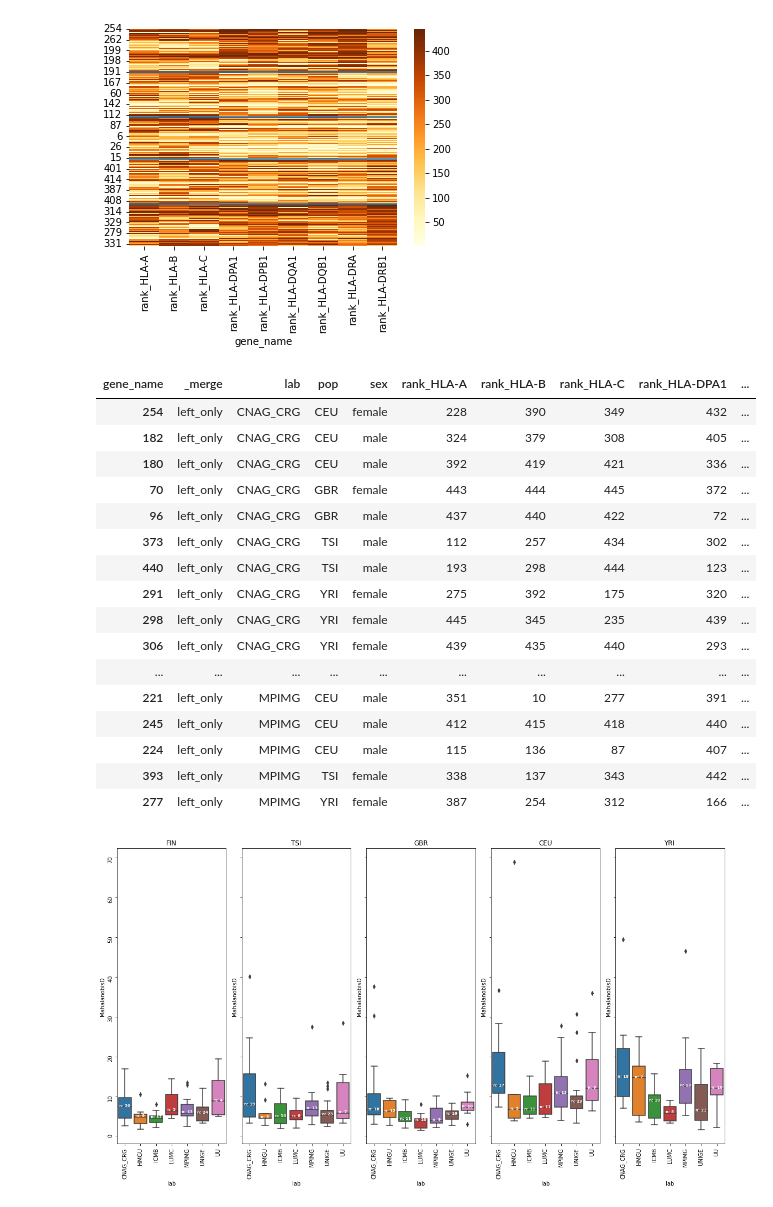
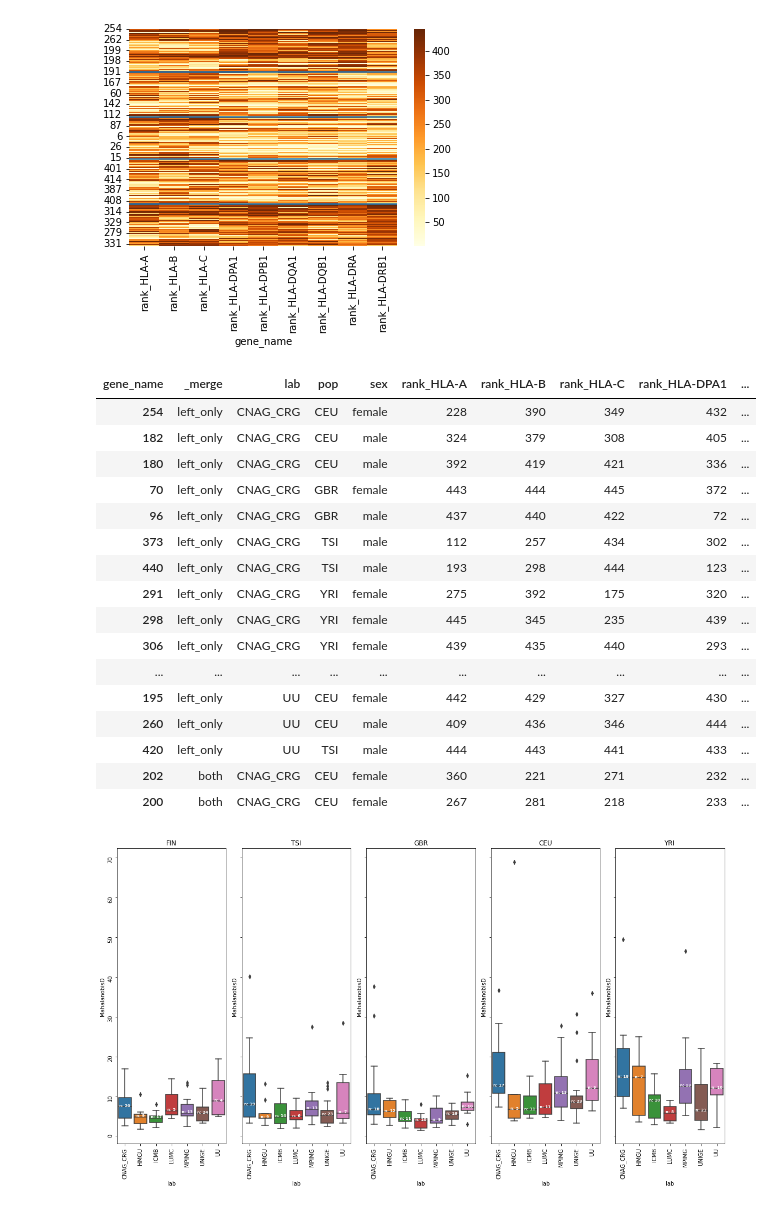
Before and after one commit to lucranders/heritability, a Jupyter notebook: notebooks/_02_matrix_analysis/buildMatrices.ipynb, the cells around one changed output. Saved outputs shown, nothing was run; the diff lists cells and outputs as text; code cells hidden in the pictures.

```diff
--- a/notebooks/matrixAnalysis/buildMatrices.ipynb
+++ b/notebooks/_02_matrix_analysis/buildMatrices.ipynb
@@ -279,26 +279,26 @@ ax.hlines(args_.indexes_.values[:-1], *ax.get_xlim())
 # %%
 list_ = ['_merge','lab','pop','sex']
 [list_.append(x) for x in columnsRank]
-tab_ = checkDrop2H.sort_values(['_merge','lab','pop','sex'])[list_].head(20).style.background_gradient(cmap = 'YlOrBr', axis = 0)
+tab_ = checkDrop2H.sort_values(['_merge','lab','pop','sex'])[list_].head(30).style.background_gradient(cmap = 'YlOrBr', axis = 0)
 tab_
 # %% [output]
 | gene_name | _merge | lab | pop | sex | rank_HLA-A | rank_HLA-B | rank_HLA-C | rank_HLA-DPA1 | ... |
 | 254 | left_only | CNAG_CRG | CEU | female | 228 | 390 | 349 | 432 | ... |
 | 182 | left_only | CNAG_CRG | CEU | male | 324 | 379 | 308 | 405 | ... |
 | 180 | left_only | CNAG_CRG | CEU | male | 392 | 419 | 421 | 336 | ... |
 | 70 | left_only | CNAG_CRG | GBR | female | 443 | 444 | 445 | 372 | ... |
 | 96 | left_only | CNAG_CRG | GBR | male | 437 | 440 | 422 | 72 | ... |
 | 373 | left_only | CNAG_CRG | TSI | male | 112 | 257 | 434 | 302 | ... |
 | 440 | left_only | CNAG_CRG | TSI | male | 193 | 298 | 444 | 123 | ... |
 | 291 | left_only | CNAG_CRG | YRI | female | 275 | 392 | 175 | 320 | ... |
 | 298 | left_only | CNAG_CRG | YRI | female | 445 | 345 | 235 | 439 | ... |
 | 306 | left_only | CNAG_CRG | YRI | female | 439 | 435 | 440 | 293 | ... |
 | ... | ... | ... | ... | ... | ... | ... | ... | ... | ... |
-| 221 | left_only | MPIMG | CEU | male | 351 | 10 | 277 | 391 | ... |
-| 245 | left_only | MPIMG | CEU | male | 412 | 415 | 418 | 440 | ... |
-| 224 | left_only | MPIMG | CEU | male | 115 | 136 | 87 | 407 | ... |
-| 393 | left_only | MPIMG | TSI | female | 338 | 137 | 343 | 442 | ... |
-| 277 | left_only | MPIMG | YRI | female | 387 | 254 | 312 | 166 | ... |
+| 195 | left_only | UU | CEU | female | 442 | 429 | 327 | 430 | ... |
+| 260 | left_only | UU | CEU | male | 409 | 436 | 346 | 444 | ... |
+| 420 | left_only | UU | TSI | male | 444 | 443 | 441 | 433 | ... |
+| 202 | both | CNAG_CRG | CEU | female | 360 | 221 | 271 | 232 | ... |
+| 200 | both | CNAG_CRG | CEU | female | 267 | 281 | 218 | 233 | ... |
 # %%
 def bxPlt(ax_, pop_, dfRef_):
     df_ = dfRef_.loc[dfRef_['pop'] == pop_].sort_values(['lab'])
```
Also changed, not shown: 3 other files.
